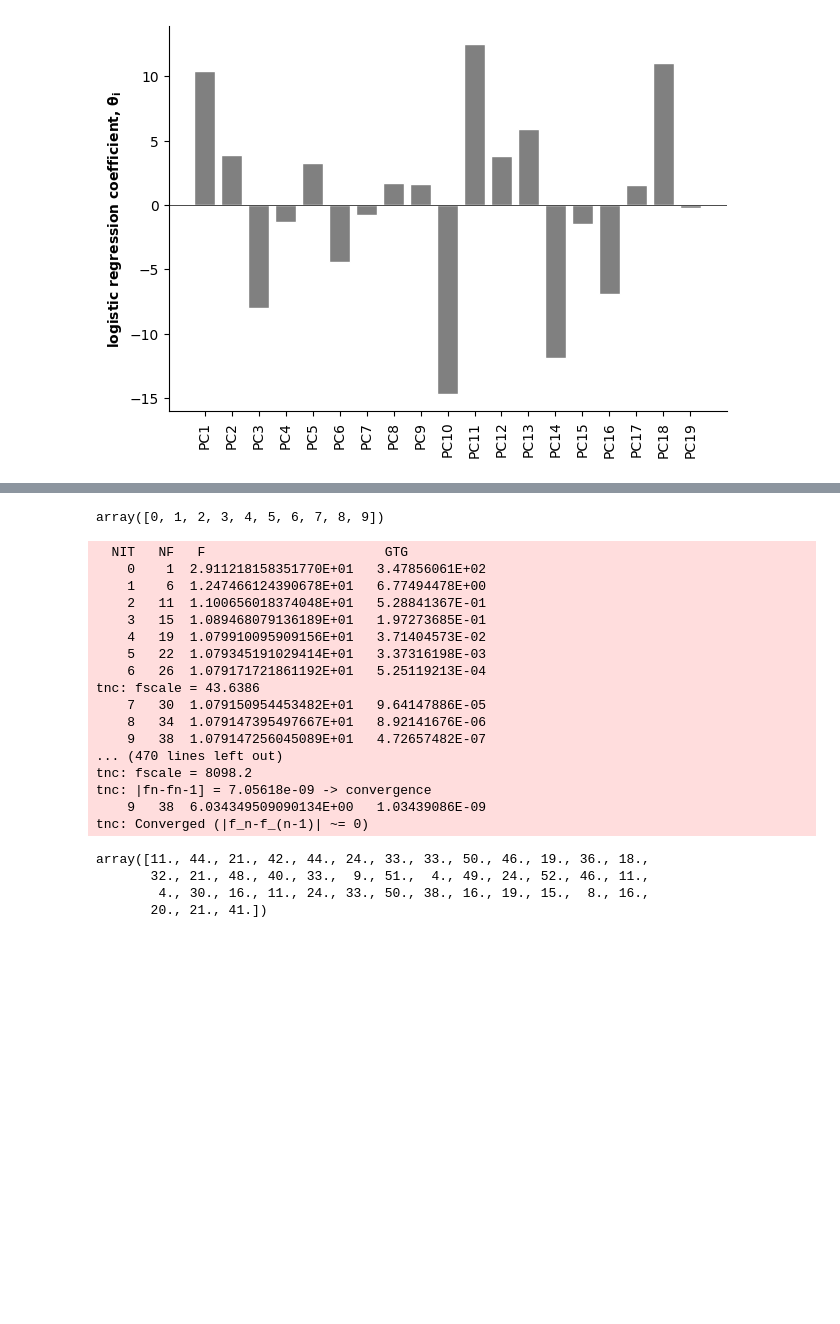
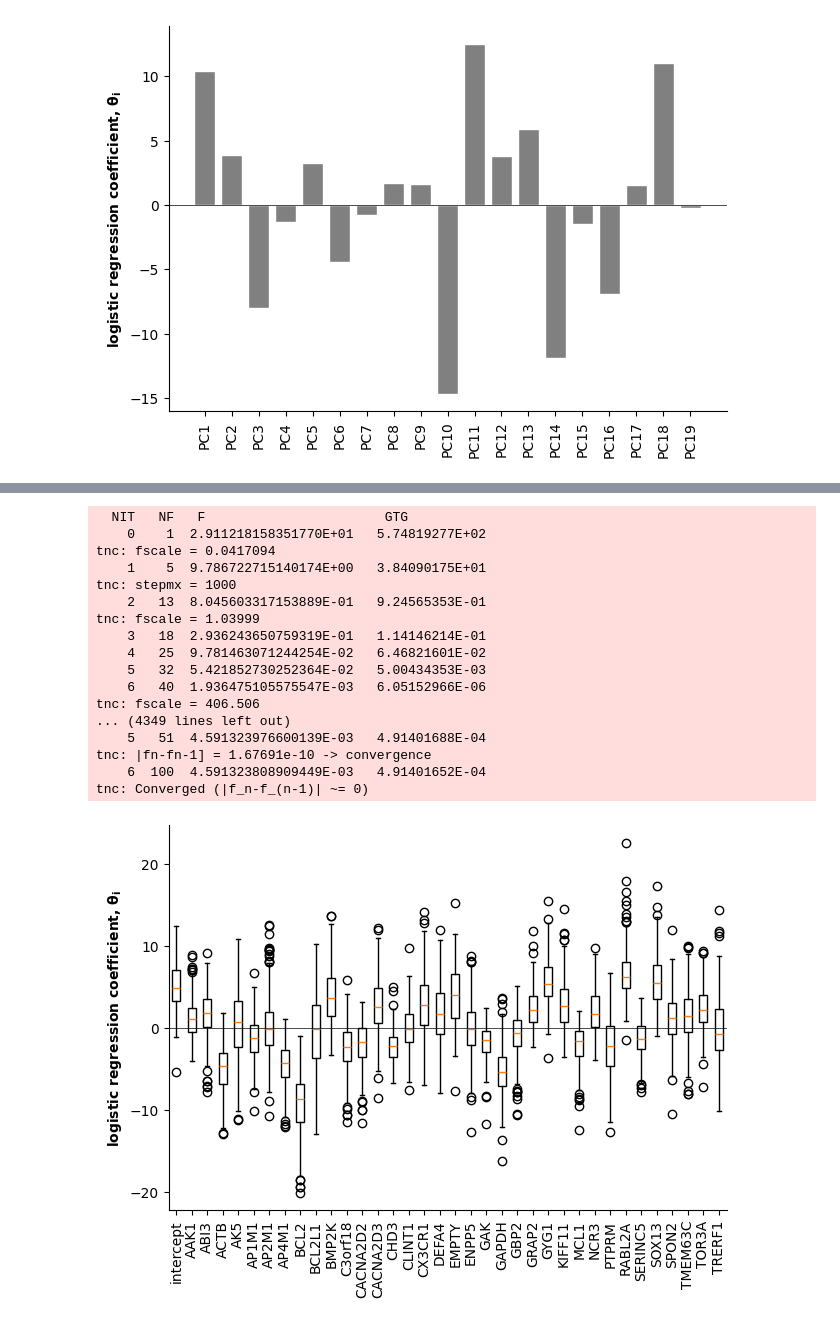
Before and after one commit to ChaosDonkey06/Stats-ML4Genomics, a Jupyter notebook: logistic_regression.ipynb, the cells around one changed output, grey strips where cells are left out. Drawn from its saved outputs; the diff is of its cells as text; code cells hidden in the pictures; blank space fills up the shorter version.

```diff
--- a/logistic_regression.ipynb
+++ b/logistic_regression.ipynb
@@ -432,7 +438,3 @@ bootstrapping allows a statistical, unbiased, estimate of the test error.
-# %%
-np.arange(10)
-# %% [output]
-array([0, 1, 2, 3, 4, 5, 6, 7, 8, 9])
 # %%
 def cross_val_indexes(n, n_train_frac=80, K=30):
 
@@ -455,9 +455,18 @@ train_indexes, test_indexes = cross_val_indexes(n=len(expression_mat_df), n_trai
 # %%
-train_indexes
-K   = 30
+x_mat = expression_mat_df.iloc[:, :]
+μ_x   = np.nanmean(x_mat, axis=0)
+σ_x   = np.nanstd(x_mat, axis=0)
+
+xn_mat = (x_mat - μ_x) / σ_x
+xn_mat = np.c_[np.ones((xn_mat.shape[0], 1)), xn_mat] ## augment with column of ones
+y_vec  = labels_df.iloc[:, -1].to_numpy()
+
+K   = 300
+train_indexes, test_indexes = cross_val_indexes(n=len(expression_mat_df), n_train_frac=80, K=K)
+
 θ0 = np.zeros((xn_mat.shape[1], 1))
 
-θ_cv = np.full((K, xn_mat.shape[1]), np.nan)
+θ_cv       = np.full((K, xn_mat.shape[1]), np.nan)
 accu_train = np.full(K, np.nan)
 accu_test  = np.full(K, np.nan)
 
@@ -482,26 +491,38 @@ for ki in range(K):
     accu_test[ki]  = acc_test
 # %% [output]
   NIT   NF   F                       GTG
-    0    1  2.911218158351770E+01   3.47856061E+02
-    1    6  1.247466124390678E+01   6.77494478E+00
-    2   11  1.100656018374048E+01   5.28841367E-01
-    3   15  1.089468079136189E+01   1.97273685E-01
-    4   19  1.079910095909156E+01   3.71404573E-02
-    5   22  1.079345191029414E+01   3.37316198E-03
-    6   26  1.079171721861192E+01   5.25119213E-04
-tnc: fscale = 43.6386
-    7   30  1.079150954453482E+01   9.64147886E-05
-    8   34  1.079147395497667E+01   8.92141676E-06
-    9   38  1.079147256045089E+01   4.72657482E-07
-... (470 lines left out)
-tnc: fscale = 8098.2
-tnc: |fn-fn-1] = 7.05618e-09 -> convergence
-    9   38  6.034349509090134E+00   1.03439086E-09
+    0    1  2.911218158351770E+01   5.74819277E+02
+tnc: fscale = 0.0417094
+    1    5  9.786722715140174E+00   3.84090175E+01
+tnc: stepmx = 1000
+    2   13  8.045603317153889E-01   9.24565353E-01
+tnc: fscale = 1.03999
+    3   18  2.936243650759319E-01   1.14146214E-01
+    4   25  9.781463071244254E-02   6.46821601E-02
+    5   32  5.421852730252364E-02   5.00434353E-03
+    6   40  1.936475105575547E-03   6.05152966E-06
+tnc: fscale = 406.506
+... (4349 lines left out)
+    5   51  4.591323976600139E-03   4.91401688E-04
+tnc: |fn-fn-1] = 1.67691e-10 -> convergence
+    6  100  4.591323808909449E-03   4.91401652E-04
 tnc: Converged (|f_n-f_(n-1)| ~= 0)
-# %%
-train_set
-# %% [output]
-array([11., 44., 21., 42., 44., 24., 33., 33., 50., 46., 19., 36., 18.,
-       32., 21., 48., 40., 33.,  9., 51.,  4., 49., 24., 52., 46., 11.,
-        4., 30., 16., 11., 24., 33., 50., 38., 16., 19., 15.,  8., 16.,
-       20., 21., 41.])
+# %%
+fig, ax = plt.subplots(1, 1, figsize=(7.2, 5))
+
+bplot = ax.boxplot(θ_cv[:, :],
+                    patch_artist = True,  # fill with color
+                    labels       = ["intercept"]+list(expression_mat_df.columns.values))  # will be used to label x-ticks
+
+ax.set_ylabel(r"logistic regression coefficient, $\mathbf{{\theta_i}}$", weight="bold")
+ax.set_xticklabels(["intercept"]+list(expression_mat_df.columns.values), rotation=90)
+ax.axhline(0, color="k", ls="-", lw=0.5)
+ax.spines["right"].set_visible(False)
+ax.spines["top"].set_visible(False)
+
+# fill with colors
+for patch in bplot['boxes']:
+    patch.set_facecolor("w")
+    patch.set_edgecolor("k")
+# %% [output]
+[figure, added]
```
Also changed, not shown: parts of 6 cells of this notebook.
